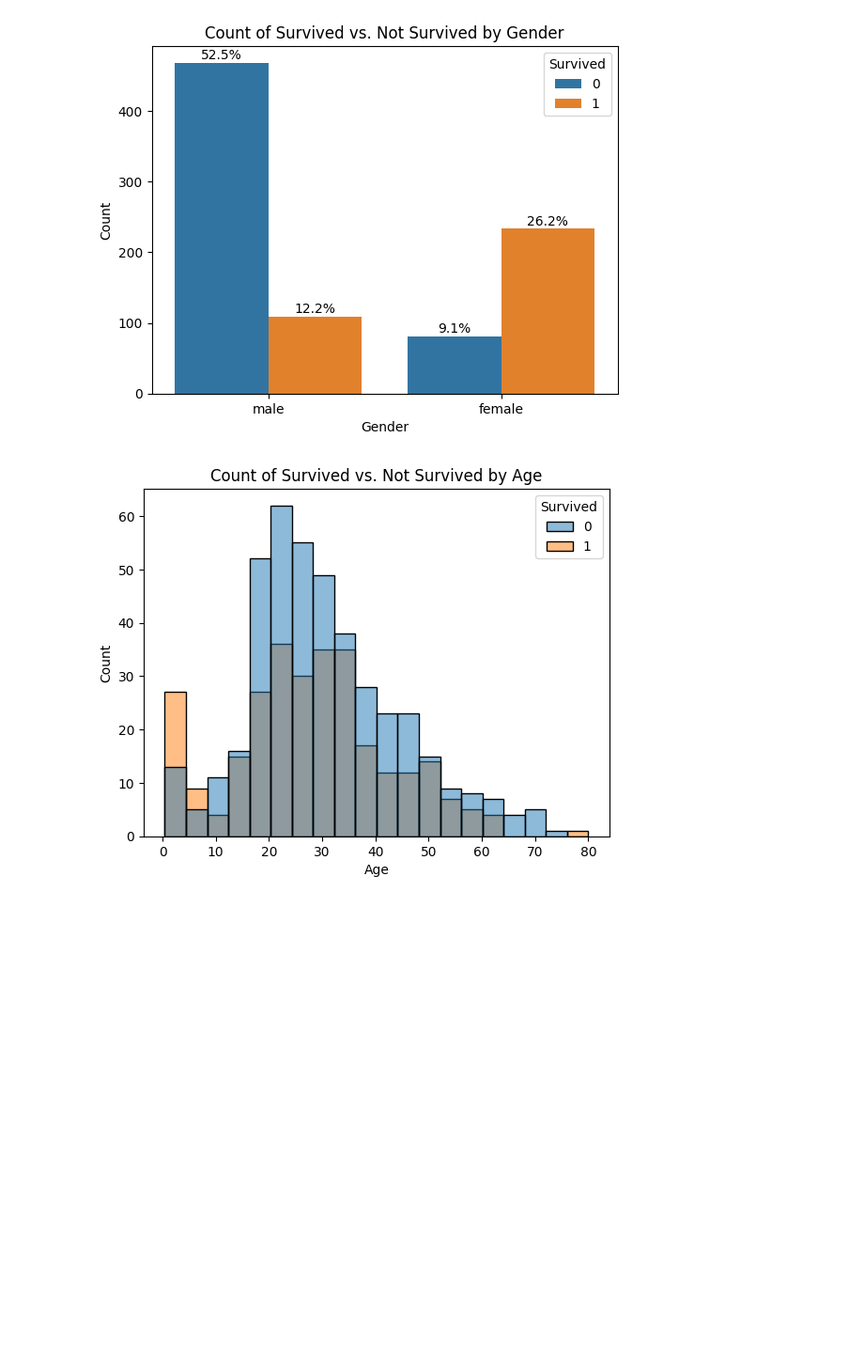
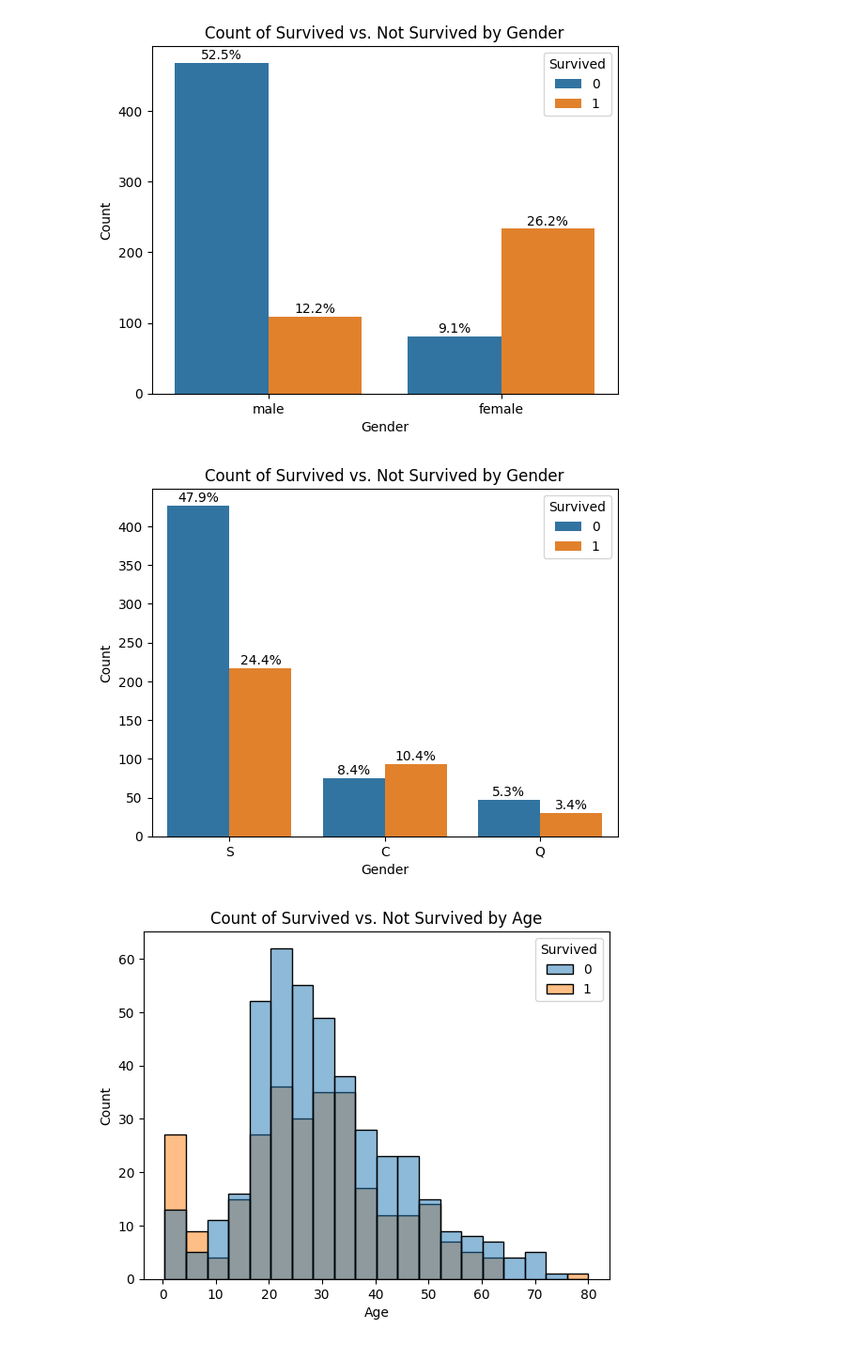
Before and after one commit to Shivanshu10/Pytorch-Tutorial, a Jupyter notebook: titanic.ipynb, the cells around one changed output. Shown at 94% size. Cells and saved outputs as stored; diff of their text form; code cells hidden in the pictures; blank space fills up the shorter version.

```diff
--- a/titanic.ipynb
+++ b/titanic.ipynb
@@ -158,6 +183,26 @@ plt.ylabel('Count')
 plt.show()
 # %% [output]
 [figure]
+# %%
+sns.countplot(x='Embarked', hue='Survived', data=train_df)
+
+total = len(train_df)
+
+# Add percentage annotations
+
+for p in plt.gca().patches:
+    height = p.get_height()
+    width = p.get_width()
+    x, y = p.get_xy()  # Get position of each bar
+    percentage = height / total * 100
+    plt.text(x + width / 2, y + height + 5, f'{percentage:.1f}%', ha='center')
+
+plt.title('Count of Survived vs. Not Survived by Gender')
+plt.xlabel('Gender')
+plt.ylabel('Count')
+plt.show()
+# %% [output]
+[figure, added]
 # %%
 sns.histplot(x='Age', hue='Survived', data=train_df)
 plt.title('Count of Survived vs. Not Survived by Age')
```
Also changed, not shown: parts of 17 cells of this notebook.
